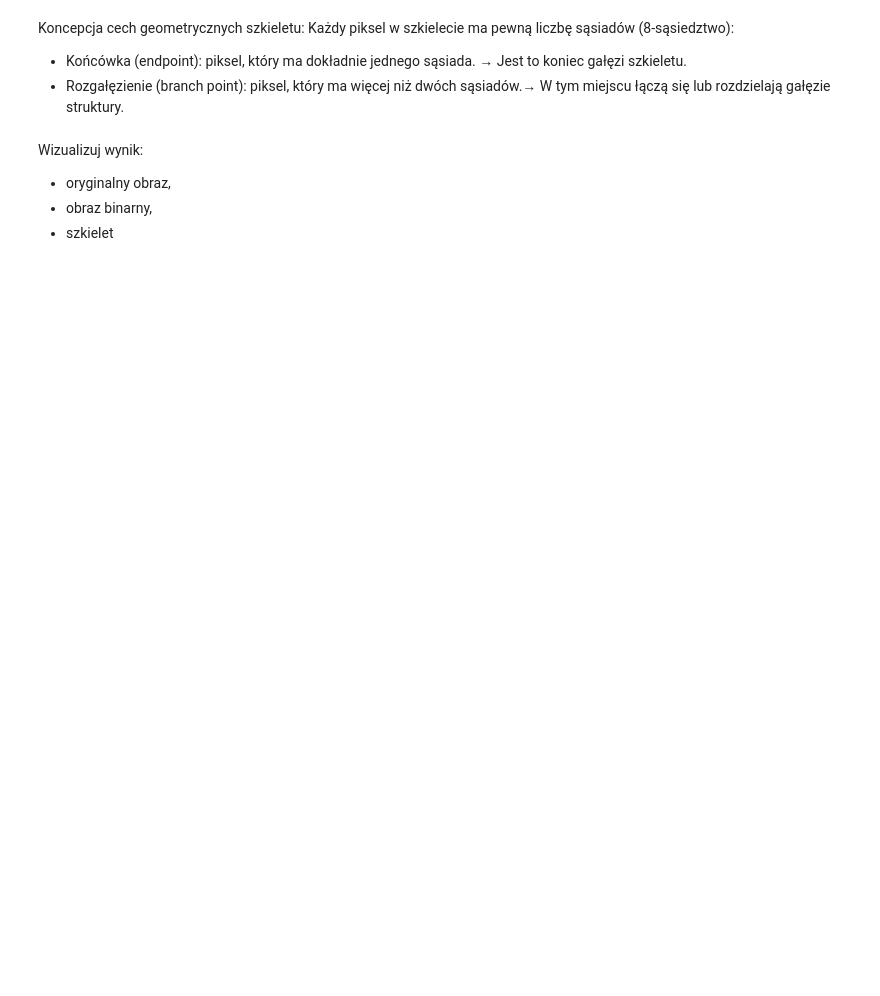
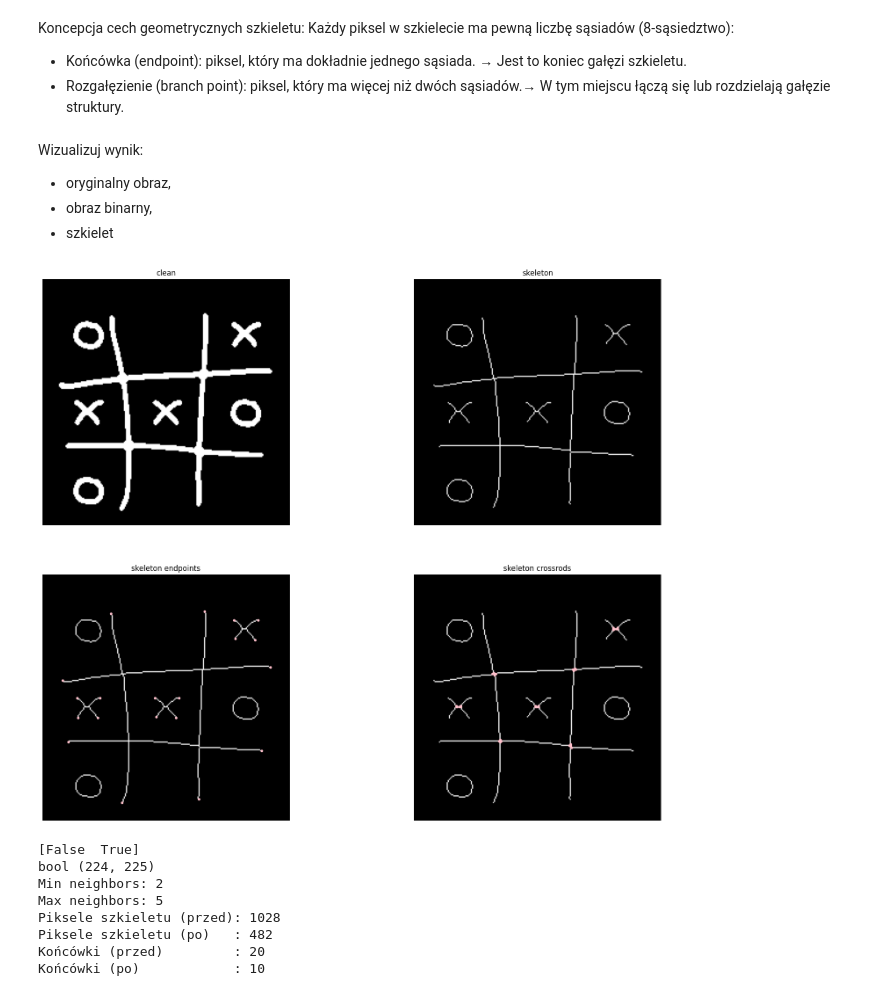
Before and after one commit to AdrianGlanowski/Przetwarzanie_i_analiza_obrazow, a Jupyter notebook: lab3/Szkieletyzacja_zadania.ipynb, the cells around one changed output. Cells and saved outputs as stored; diff of their text form; code cells hidden in the pictures; blank space fills up the shorter version.

```diff
--- a/lab3/Szkieletyzacja_zadania.ipynb
+++ b/lab3/Szkieletyzacja_zadania.ipynb
@@ -365,3 +381,8 @@ Końcówki (po)            : 4
+# %%
+skeleton_endpoints = find_endpoints(skeleton)
+skeleton_crossroads = find_crossroads(skeleton)
+pruned = prune_skeleton(skeleton, max_len=100)
+pruned_endpoints = find_endpoints(pruned)
 # %% [markdown]
 
 Koncepcja cech geometrycznych szkieletu:
@@ -375,3 +396,28 @@ Wizualizuj wynik:
 * oryginalny obraz,
 * obraz binarny,
 * szkielet
+# %%
+show_matrix_endpoints([[clean_img, skeleton], [skeleton, skeleton]],
+                      [["clean", "skeleton"], ["skeleton endpoints", "skeleton crossrods"]],
+                        (skeleton_endpoints, skeleton_crossroads))
+
+
+print(np.unique(skeleton))
+print(skeleton.dtype, skeleton.shape)
+print("Min neighbors:", convolve(skeleton.astype(np.uint8), np.ones((3,3)), mode='constant')[skeleton>0].min())
+print("Max neighbors:", convolve(skeleton.astype(np.uint8), np.ones((3,3)), mode='constant')[skeleton>0].max())
+# Prosta statystyka
+print("Piksele szkieletu (przed):", int(skeleton.sum()))
+print("Piksele szkieletu (po)   :", int(pruned.sum()))
+print("Końcówki (przed)         :", int(skeleton_endpoints.sum()))
+print("Końcówki (po)            :", int(skeleton_crossroads.sum()/4))
+# %% [output]
+[figure, added]
+[False  True]
+bool (224, 225)
+Min neighbors: 2
+Max neighbors: 5
+Piksele szkieletu (przed): 1028
+Piksele szkieletu (po)   : 482
+Końcówki (przed)         : 20
+Końcówki (po)            : 10
```
Also changed, not shown: parts of 6 cells of this notebook, 1 other file.
